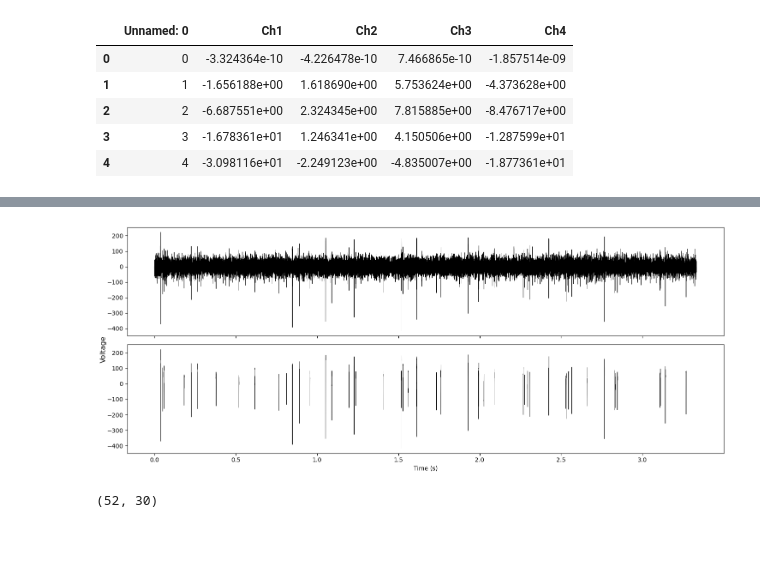
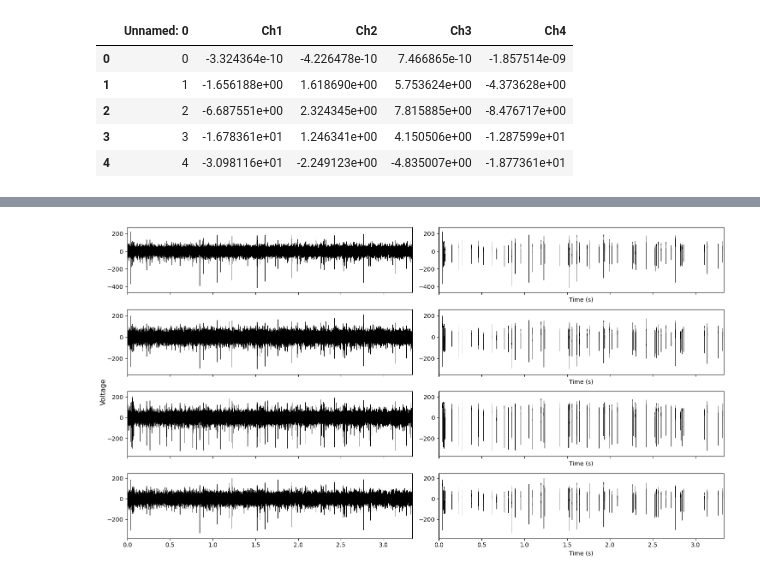
Before and after one commit to SamwelZimmer/spike_analysis, a Jupyter notebook: helpers/testing/spike_detection_testing.ipynb, the cells around one changed output, grey strips where cells are left out. Cells and saved outputs as stored; diff of their text form; code cells hidden in the pictures; blank space fills up the shorter version.

```diff
--- a/helpers/testing/spike_detection_testing.ipynb
+++ b/helpers/testing/spike_detection_testing.ipynb
@@ -99,0 +118,2 @@ plt.show()
+# %%
+merged_spike_indices = merge_spike_indices(spikes, tolerance=2)
@@ -99,0 +198,16 @@ plt.show()
+# %%
+waveforms = []
+waveform_info = []
+
+# loop through each of the channels
+for i in range(data.shape[1]):
+    # get waveforms for this channel
+    waveforms_channel, waveform_info_channel = get_waveforms(y=data[:, i], spike_indices=merged_spike_indices, duration=1, sample_rate=SAMPLE_RATE, window_shift_ratio=1/3)
+
+    # append the waveforms and waveform_info to the lists
+    waveforms.append(waveforms_channel)
+    waveform_info.append(waveform_info_channel)
+
+# convert waveforms and waveform_info to numpy arrays
+waveforms = np.array(waveforms)
+waveform_info = np.array(waveform_info)
@@ -100,23 +247,33 @@ plt.show()
 # %%
-fig, axs = plt.subplots(2, 1, figsize=(15, 6), sharex=True)
+# determine the number of channels
+n_channels = data.shape[1]
 
-# plot the filtered data
-t = np.arange(0, T) * dt
-axs[0].plot(t,  y[0:T], label='Raw Data', c=PRIMARY_COLOUR, lw=0.5)
+# create a figure and subplots
+fig, axs = plt.subplots(n_channels, 2, figsize=(15, 2 * n_channels), sharex=True)
 
-# iterate through each spike and plot its waveform
-for spike in waveform_info:
-    spike_window = slice(spike["spike_start"], spike["spike_end"])
-    axs[1].plot(t[spike_window], y[0:T][spike_window], c=PRIMARY_COLOUR, lw=0.5)
+# make sure axs is always an array
+if n_channels == 1:
+    axs = np.array([[axs]])
 
-axs[1].set_xlabel('Time (s)')
+# iterate over the channels
+for i in range(n_channels):
+
+    # plot the raw data for this channel
+    axs[i, 0].plot(time[0:T], data[:T, i], label='Raw Data', c='k', lw=0.5)
+    axs[i, 0].set_ylim((min(data[:T, i]) - 50, max(data[:T, i]) + 50))
+    axs[i, 0].set_xlim((0, max(time)))
+
+    # iterate through each spike and plot its waveform for this channel
+    for spike in waveform_info[i]:
+        spike_window = slice(spike["spike_start"], spike["spike_end"])
+        axs[i, 1].plot(time[0:T][spike_window], data[:T, i][spike_window], c='k', lw=0.5)
+
+    axs[i, 1].set_xlabel('Time (s)')
+    axs[i, 1].set_ylim((min(data[:T, i]) - 50, max(data[:T, i]) + 50))
+    axs[i, 1].set_xlim((0, max(time[0:T])))
+
 fig.supylabel("Voltage")
-
 plt.tight_layout()
 plt.show()
 # %% [output]
-[figure, old version]
+[figure, new version]
-# %%
-waveforms.shape
-# %% [output]
-(52, 30)
```
Also changed, not shown: parts of 20 cells of this notebook, 11 other files.
